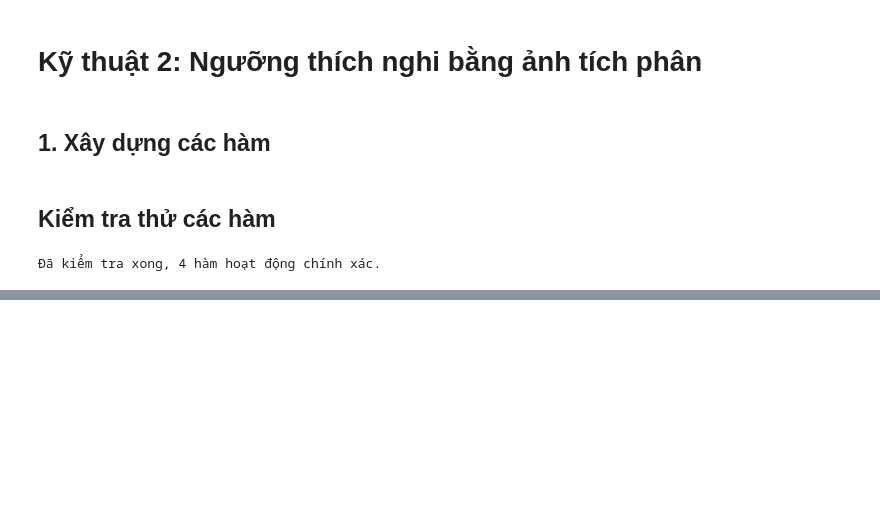
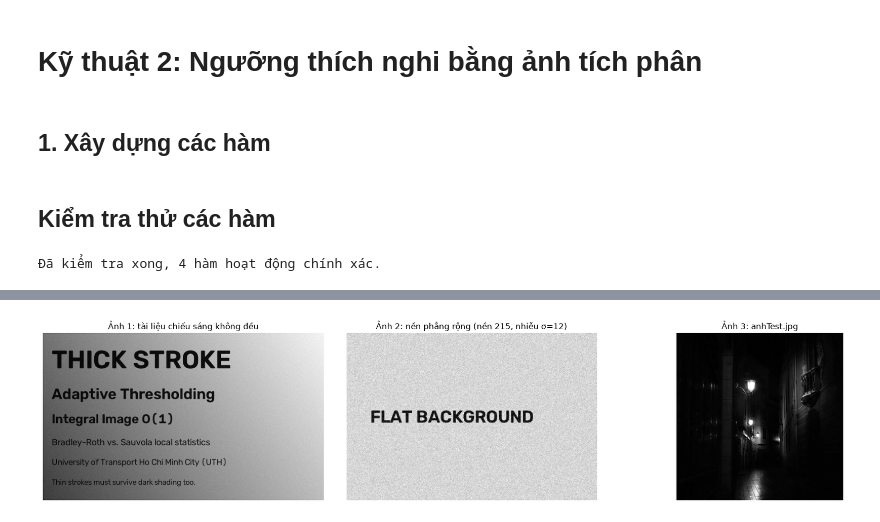
Before and after one commit to HoRa-W/ComputerVision-GroupF, a Jupyter notebook: KyThuat2.ipynb, the cells around one changed output, grey strips where cells are left out. Cells and saved outputs as stored; diff of their text form; code cells hidden in the pictures; blank space fills up the shorter version.

Commit message:
feat(technique-2): add dataset generation with lighting degradation and flat background

```diff
--- a/KyThuat2.ipynb
+++ b/KyThuat2.ipynb
@@ -123,0 +136,65 @@ print("Đã kiểm tra xong, 4 hàm hoạt động chính xác.")
+# %%
+def generate_synthetic_document(seed=SEED):
+    """Ảnh tài liệu bị chiếu sáng không đều + mặt nạ chữ thật."""
+    rng = np.random.default_rng(seed)
+    H, W = 380, 640
+    canvas = np.full((H, W), 245, dtype=np.uint8)
+    # Nét rất dày (~12 px)
+    cv2.putText(canvas, "THICK STROKE", (20, 80), cv2.FONT_HERSHEY_SIMPLEX, 2.0, 20, 12)
+    # Nét vừa
+    cv2.putText(canvas, "Adaptive Thresholding", (20, 150), cv2.FONT_HERSHEY_SIMPLEX, 1.2, 25, 3)
+    cv2.putText(canvas, "Integral Image O(1)", (20, 205), cv2.FONT_HERSHEY_SIMPLEX, 1.0, 30, 2)
+    # Nét mảnh
+    cv2.putText(canvas, "Bradley-Roth vs. Sauvola local statistics", (20, 255), cv2.FONT_HERSHEY_SIMPLEX, 0.7, 35, 1)
+    cv2.putText(canvas, "University of Transport Ho Chi Minh City (UTH)", (20, 300), cv2.FONT_HERSHEY_SIMPLEX, 0.65, 40, 1)
+    cv2.putText(canvas, "Thin strokes must survive dark shading too.", (20, 345), cv2.FONT_HERSHEY_SIMPLEX, 0.6, 45, 1)
+    ink_mask = canvas < 128
+
+    # Trường sáng: sáng ở góc trên-phải, rất tối ở góc dưới-trái (hệ số 0.25 -> 1.0)
+    yy, xx = np.mgrid[0:H, 0:W]
+    shade = 0.25 + 0.75 * (0.7 * xx / (W - 1) + 0.3 * (1 - yy / (H - 1)))
+    img = canvas.astype(np.float64) * shade + rng.normal(0, 3.5, (H, W))
+    return np.clip(img, 0, 255).astype(np.uint8), ink_mask
+
+
+def generate_flat_background(sigma=12.0, seed=SEED + 1):
+    """Nền phẳng rộng (mức 215, nhiễu Gaussian độ lệch chuẩn sigma) và một dòng chữ.
+
+    Trả về (ảnh, mặt nạ chữ, mặt nạ 'nền xa chữ'). Mặt nạ nền xa chữ bỏ các điểm cách
+    chữ <= 3 px để viền khử răng cưa của chữ không bị đếm nhầm là đốm nhiễu.
+    """
+    rng = np.random.default_rng(seed)
+    H, W = 280, 420
+    canvas = np.full((H, W), 215, dtype=np.uint8)
+    cv2.putText(canvas, "FLAT BACKGROUND", (40, 150), cv2.FONT_HERSHEY_SIMPLEX, 1.0, 20, 2)
+    ink_mask = canvas < 128
+    far_bg = cv2.dilate((canvas < 214).astype(np.uint8), np.ones((7, 7), np.uint8)) == 0
+    img = canvas.astype(np.float64) + rng.normal(0, sigma, (H, W))
+    return np.clip(img, 0, 255).astype(np.uint8), ink_mask, far_bg
+
+
+def evaluate(binary, ink_mask):
+    """(Recall chữ, FPR nền) của ảnh nhị phân (0 = chữ)."""
+    pred = binary == 0
+    recall = (pred & ink_mask).sum() / ink_mask.sum()
+    fpr = (pred & ~ink_mask).sum() / (~ink_mask).sum()
+    return recall, fpr
+
+
+doc_img, doc_ink = generate_synthetic_document()
+flat_img, flat_ink, flat_far = generate_flat_background()
+thick_band = np.zeros_like(doc_ink); thick_band[:100, :] = True   # vùng chứa dòng chữ nét dày
+thick_ink = doc_ink & thick_band
+
+repo_img = cv2.imread("anhTest.jpg", cv2.IMREAD_GRAYSCALE) if os.path.exists("anhTest.jpg") else None
+
+n = 3 if repo_img is not None else 2
+fig, axs = plt.subplots(1, n, figsize=(6 * n, 4))
+axs[0].imshow(doc_img, vmin=0, vmax=255); axs[0].set_title("Ảnh 1: tài liệu chiếu sáng không đều")
+axs[1].imshow(flat_img, vmin=0, vmax=255); axs[1].set_title("Ảnh 2: nền phẳng rộng (nền 215, nhiễu σ=12)")
+if repo_img is not None:
+    axs[2].imshow(repo_img, vmin=0, vmax=255); axs[2].set_title("Ảnh 3: anhTest.jpg")
+for a in axs: a.axis('off')
+plt.tight_layout(); plt.show()
+# %% [output]
+[figure, added]
```
Also changed, not shown: parts of 2 cells of this notebook.
